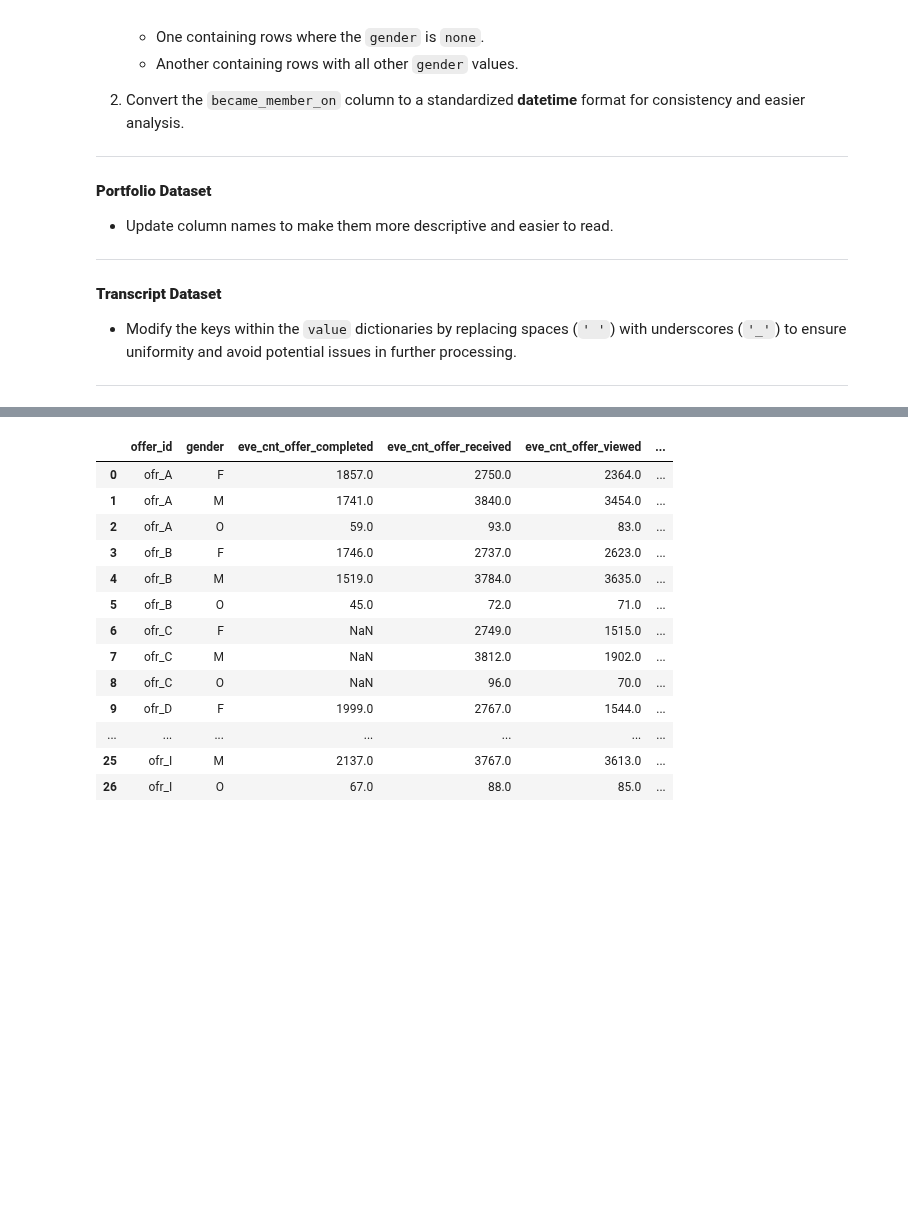
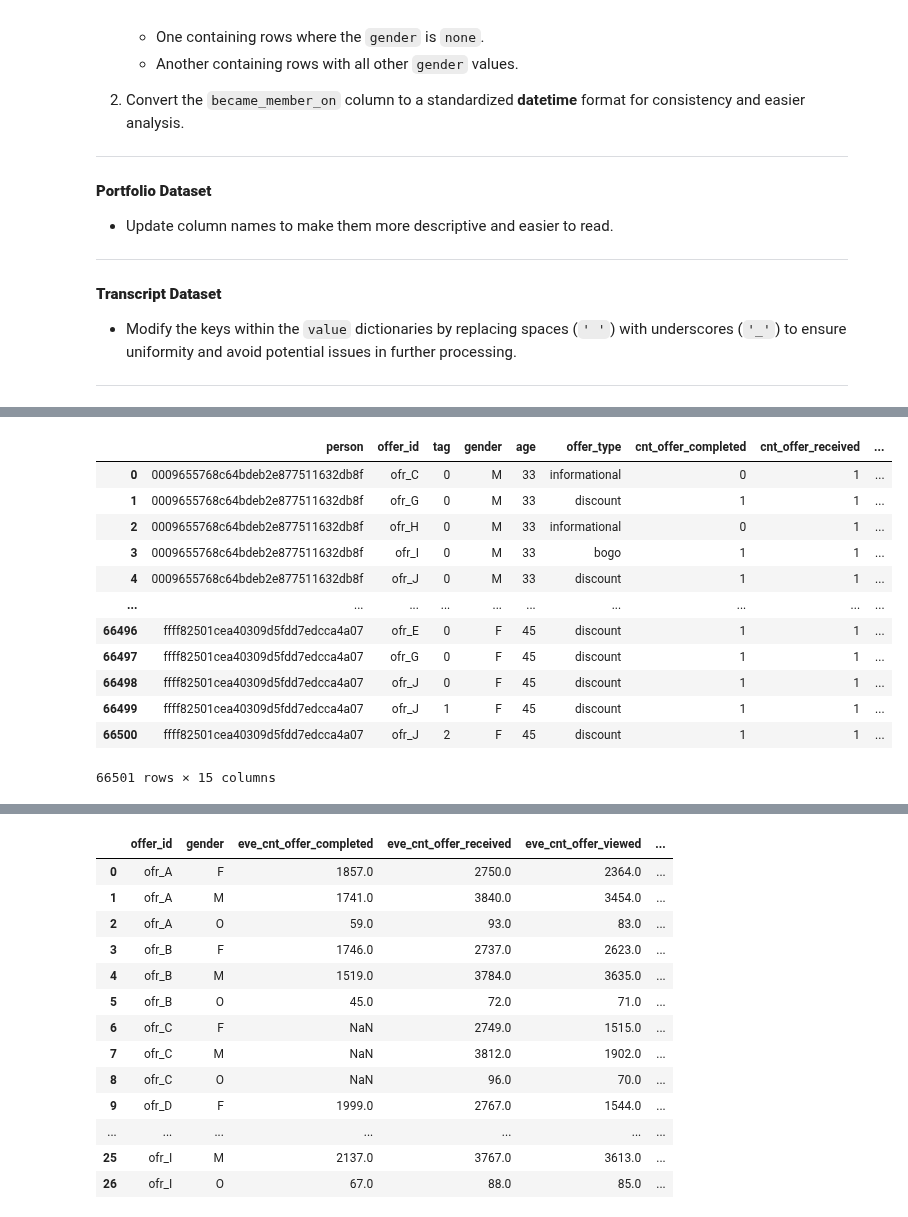
Before and after one commit to Niltonjuniorphd/Starbucks_project, a Jupyter notebook: Starbucks_Capstone_notebook.ipynb, the cells around one changed output, grey strips where cells are left out. Saved outputs shown, nothing was run; the diff lists cells and outputs as text; code cells hidden in the pictures; blank space fills up the shorter version.

```diff
--- a/Starbucks_Capstone_notebook.ipynb
+++ b/Starbucks_Capstone_notebook.ipynb
@@ -386,0 +434,69 @@ transcript_b.groupby(['person', 'offer_id', 'tag', 'gender', 'event']).agg(
+# %%
+transcript_b['tag'] = (
+    transcript_b.groupby(['person', 'event', 'offer_id'])
+    .cumcount()
+)
+
+person_event = transcript_b.groupby(['person', 'event', 'offer_id', 'tag', 'gender', 'age', 'offer_type'], dropna=False).agg(
+    cnt = ('event', 'count'),
+    t = ('time', 'mean'),
+    #age = ('age', 'max'),
+
+    ).unstack([1]).fillna(np.inf).reset_index() #
+
+person_event.columns = ['_'.join(col).strip('_') for col in person_event.columns.to_flat_index()]
+
+
+person_event['to_vr'] = person_event['t_offer_viewed'] - person_event['t_offer_received']
+person_event['to_cv'] = person_event['t_offer_completed'] - person_event['t_offer_viewed']
+person_event['to_cr'] = person_event['t_offer_completed'] - person_event['t_offer_received']
+
+person_event['curiosity_vr'] = (1 / (person_event['to_vr'] + 1)) * 100
+person_event['eagerness_cv'] = (1 / ((person_event['to_cv']) + 1)) * 100
+person_event['overall_cr'] = (1 / (person_event['to_cr'] + 1)) * 100
+
+person_event['influence'] = ((person_event['t_offer_completed'] != 1000) & (person_event['t_offer_completed'] >= person_event['t_offer_viewed'])).astype(int)
+person_event['ext_influence'] = ((person_event['t_offer_viewed'] != 1000) & (person_event['t_offer_completed'] == person_event['t_offer_viewed'])).astype(int)
+
+
+df0 = person_event
+
+for c in ['cnt_offer_completed', 'cnt_offer_received', 'cnt_offer_viewed']:
+    df0[c] = df0[c].replace(np.inf, np.nan).fillna(0).astype(int)
+
+df0 = df0.drop(columns=['t_offer_completed', 't_offer_viewed', 't_offer_received'])
+df0 = df0.drop(columns=['to_vr', 'to_cv', 'to_cr'])
+df0 = df0.round(1)
+
+
+
+def categorize_age(age):
+    if age < 25:
+        return 'Young Adult'
+    elif 25 <= age < 40:
+        return 'Adult'
+    elif 40 <= age < 60:
+        return 'Middle-Aged'
+    else:
+        return 'Senior'
+
+df0['age_group'] = df0['age'].apply(categorize_age)
+
+df0.to_csv('person_activity_features.csv')
+
+
+df0
+# %% [output]
+|  | person | offer_id | tag | gender | age | offer_type | cnt_offer_completed | cnt_offer_received | ... |
+| 0 | 0009655768c64bdeb2e877511632db8f | ofr_C | 0 | M | 33 | informational | 0 | 1 | ... |
+| 1 | 0009655768c64bdeb2e877511632db8f | ofr_G | 0 | M | 33 | discount | 1 | 1 | ... |
+| 2 | 0009655768c64bdeb2e877511632db8f | ofr_H | 0 | M | 33 | informational | 0 | 1 | ... |
+| 3 | 0009655768c64bdeb2e877511632db8f | ofr_I | 0 | M | 33 | bogo | 1 | 1 | ... |
+| 4 | 0009655768c64bdeb2e877511632db8f | ofr_J | 0 | M | 33 | discount | 1 | 1 | ... |
+| ... | ... | ... | ... | ... | ... | ... | ... | ... | ... |
+| 66496 | ffff82501cea40309d5fdd7edcca4a07 | ofr_E | 0 | F | 45 | discount | 1 | 1 | ... |
+| 66497 | ffff82501cea40309d5fdd7edcca4a07 | ofr_G | 0 | F | 45 | discount | 1 | 1 | ... |
+| 66498 | ffff82501cea40309d5fdd7edcca4a07 | ofr_J | 0 | F | 45 | discount | 1 | 1 | ... |
+| 66499 | ffff82501cea40309d5fdd7edcca4a07 | ofr_J | 1 | F | 45 | discount | 1 | 1 | ... |
+| 66500 | ffff82501cea40309d5fdd7edcca4a07 | ofr_J | 2 | F | 45 | discount | 1 | 1 | ... |
+66501 rows × 15 columns
```
Also changed, not shown: parts of 11 cells of this notebook, 4 other files.
